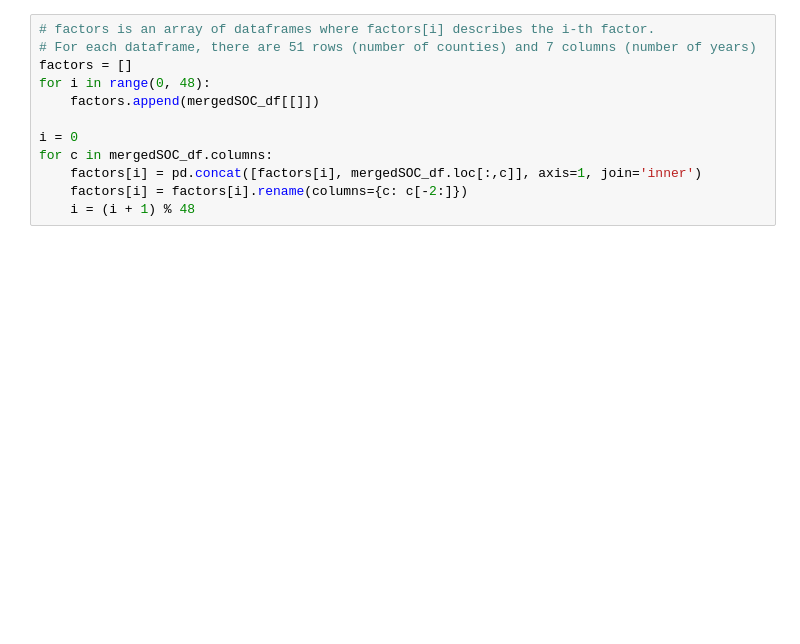
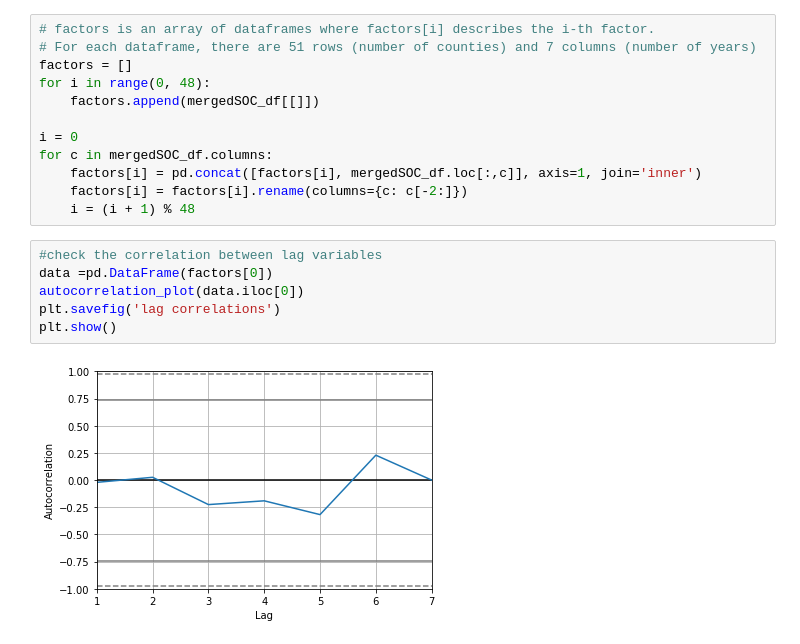
Before and after one commit to didyxdi/COGS118B_FinalProject, a Jupyter notebook: AutoregressionCode.ipynb, the cells around one changed output. Drawn from its saved outputs; the diff is of its cells as text; blank space fills up the shorter version.

```diff
--- a/AutoregressionCode.ipynb
+++ b/AutoregressionCode.ipynb
@@ -59,6 +60,14 @@ for c in mergedSOC_df.columns:
     factors[i] = pd.concat([factors[i], mergedSOC_df.loc[:,c]], axis=1, join='inner')
     factors[i] = factors[i].rename(columns={c: c[-2:]})
     i = (i + 1) % 48
+# %%
+#check the correlation between lag variables
+data =pd.DataFrame(factors[0])
+autocorrelation_plot(data.iloc[0])
+plt.savefig('lag correlations')
+plt.show()
+# %% [output]
+[figure, added]
 # %%
 fig, axs = plt.subplots(12, 4, figsize=(20, 15))
 row = 0
```
Also changed, not shown: parts of 20 cells of this notebook, 1 other file.
